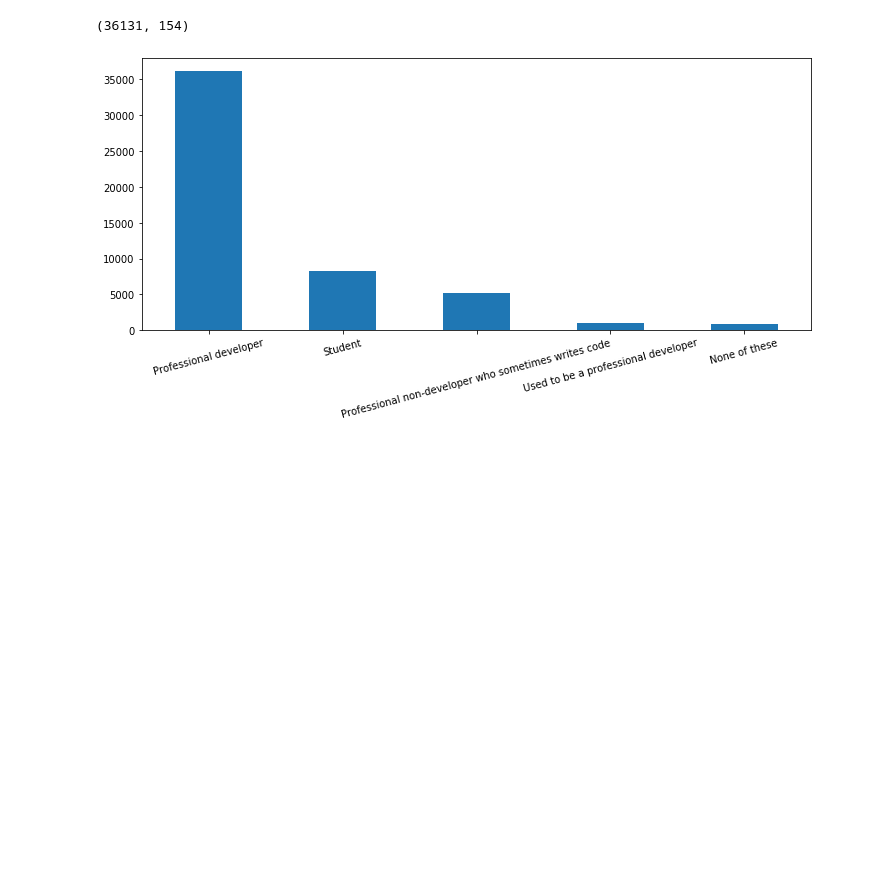
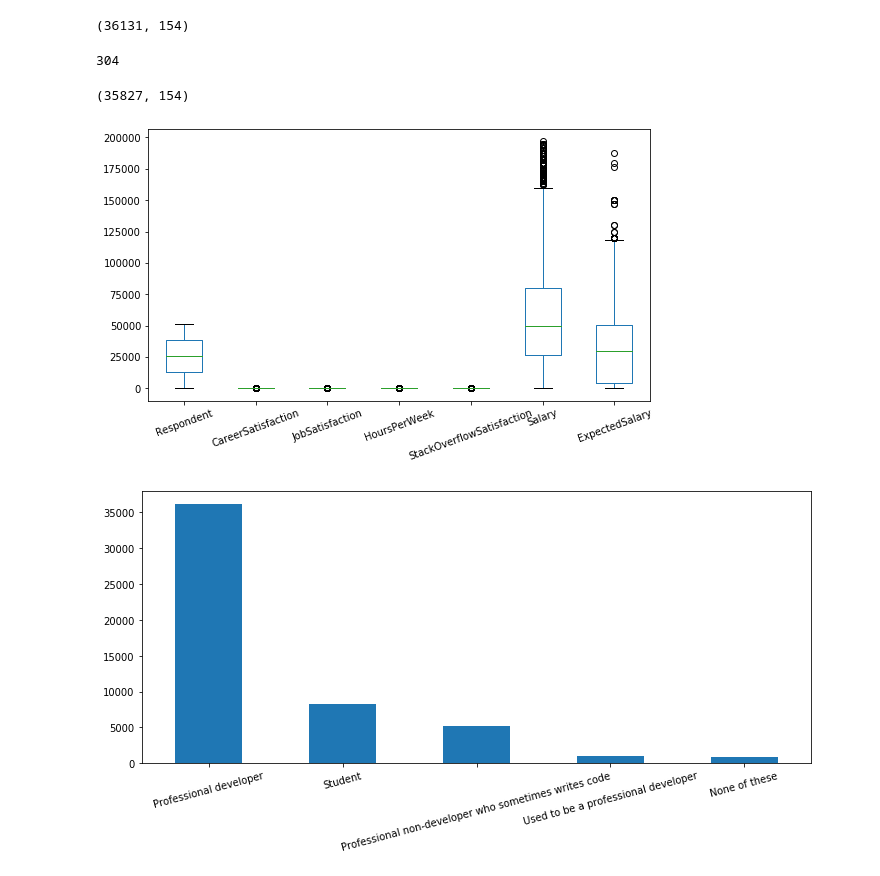
Before and after one commit to yycncom/stackoverflowAnalysis, a Jupyter notebook: stackflowAnalysis.ipynb, the cells around one changed output. Drawn from its saved outputs; the diff is of its cells as text; code cells hidden in the pictures; blank space fills up the shorter version.

```diff
--- a/stackflowAnalysis.ipynb
+++ b/stackflowAnalysis.ipynb
@@ -99,0 +106,4 @@ df_proDevel = df_proDevel.dropna(subset=['YearsCodedJob'])
+# %%
+df_proDevel['YearsCodedJob'].isnull().sum()
+# %% [output]
+304
@@ -99,0 +115,9 @@ df_proDevel = df_proDevel.dropna(subset=['YearsCodedJob'])
+# %%
+df_proDevel.shape
+# %% [output]
+(35827, 154)
+# %%
+df_public.select_dtypes(include=['number']).plot(kind='box', figsize=(9,5));
+plt.xticks(rotation=20);
+# %% [output]
+[figure, added]
```
Also changed, not shown: parts of 7 cells of this notebook.
